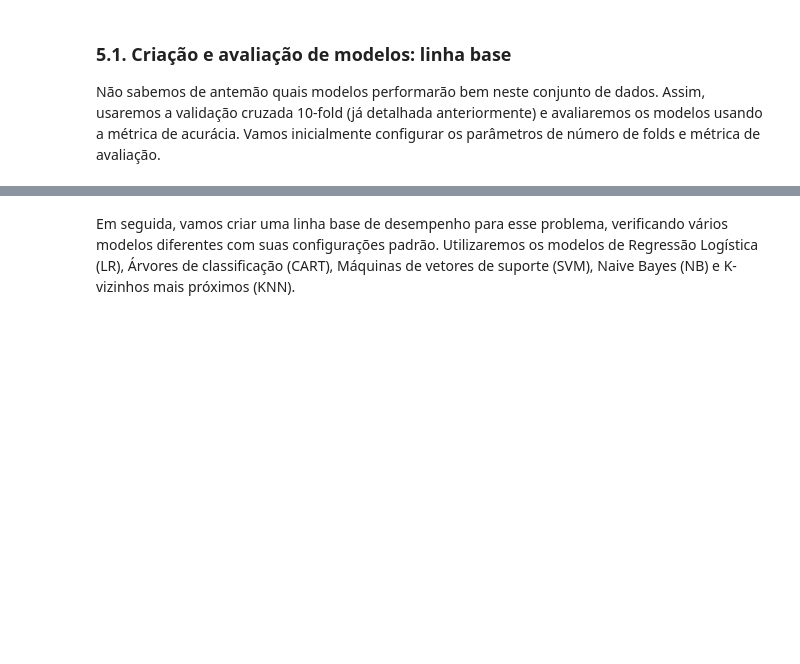
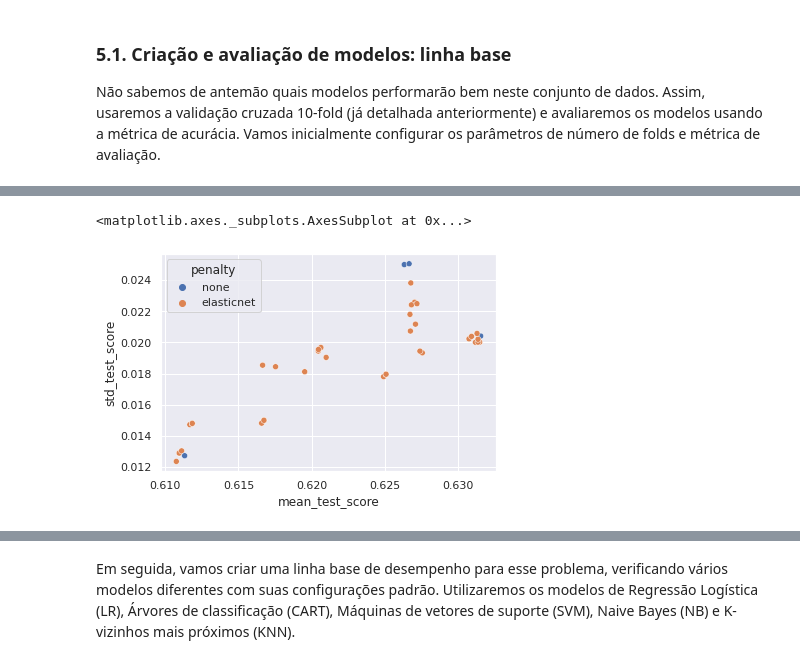
Before and after one commit to itaborai83/ecd221-ML-trabalho, a Jupyter notebook: ML_7_Projeto_completo_de_Classificação_Binária_Telco_Churn.ipynb, the cells around one changed output, grey strips where cells are left out. Saved outputs shown, nothing was run; the diff lists cells and outputs as text; code cells hidden in the pictures; blank space fills up the shorter version.

```diff
--- a/ML_7_Projeto_completo_de_Classificação_Binária_Telco_Churn.ipynb
+++ b/ML_7_Projeto_completo_de_Classificação_Binária_Telco_Churn.ipynb
@@ -163,7 +168,10 @@ RFE_FEATURES_TO_ELIMINATE_PER_STEP  = 0.1 # 10% das variáveis
 TEST_PCT_SIZE                       = 0.2 # 20% do conjunto de dados
 RANDOM_STATE                        = 42
 SCORING_METRIC                      = "f1"
-K_FOLDS                             = 10
+K_FOLDS                             = 5
+NUMBER_OF_RANDOM_TRIALS             = 1000
+RETURN_TRAIN_SCORE                  = False
+OUTPUT_TRAINING_FILE                = "RandomizedSearchCV.xlsx"
 # %% [markdown]
 ## 2. Carga de Dados
 # %% [markdown]
@@ -935,0 +946,16 @@ kfold = StratifiedKFold(
+# %%
+# Configuração do pipeline
+
+# Este pipelie será ajustado diversas vezes durante o processo de otimização dos hiper parâmetros.
+pipeline = Pipeline([
+    # a primeira fase consiste no pré-processamento das variáveis numéricas
+    ("feature_scaling", MinMaxScaler()),
+    # redução de dimesionalidade
+    ("reduce_dim", PCA()),
+    # análise de descriminantes lineares
+    ("discriminant", LDA()),
+    # O algoritmo de regressão e seus parâmetros serão configurados via gridsearch
+    ("classifier", SVC())
+])
+pipeline.fit(X_train, y_train)
+print(pipeline)
@@ -935,0 +1015,11 @@ kfold = StratifiedKFold(
+# %%
+logreg_results_df["penalty"] = logreg_results_df["param_classifier__penalty"]
+sns.scatterplot(
+    data=logreg_results_df
+,   x="mean_test_score"
+,   y="std_test_score"
+,   hue="penalty"
+)
+# %% [output]
+<matplotlib.axes._subplots.AxesSubplot at 0x...>
+[figure, added]
```
Also changed, not shown: parts of 18 cells of this notebook.
